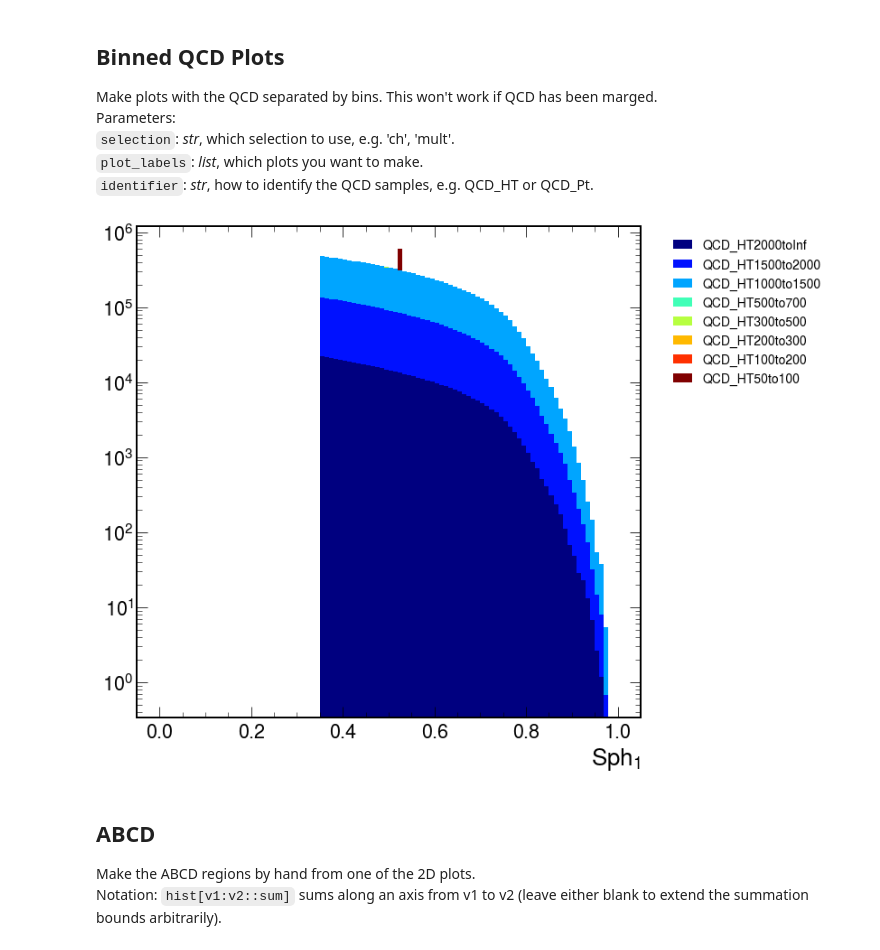
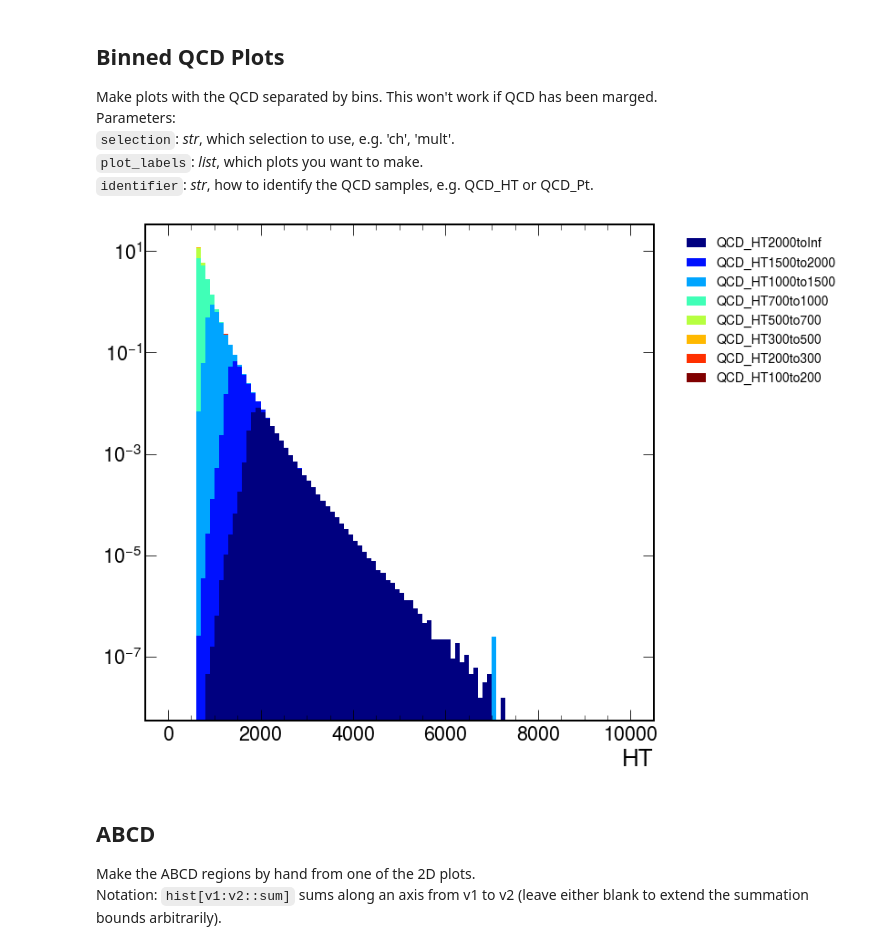
Before and after one commit to SUEPPhysics/SUEPCoffea_dask, a Jupyter notebook: plotting/plot.ipynb, the cells around one changed output. Drawn from its saved outputs; the diff is of its cells as text; code cells hidden in the pictures.

```diff
--- a/plotting/plot.ipynb
+++ b/plotting/plot.ipynb
@@ -214,7 +214,7 @@ Parameters:<br>
 # %%
 selection = 'Cluster'
 plot_labels = ['A_SUEP_nconst']
-density = False
+density = True
 
 for plot_label in plot_labels:
 
@@ -227,7 +227,8 @@ for plot_label in plot_labels:
     if density:
         h1 /= h1.sum().value
         h2 /= h2.sum().value
-        fig, axs, _ = plot_ratio(h1, h2)
+        fig, axs, _ = plot_ratio(h1, h2, label1='QCD - HT Binned', label2='data')
+        axs[0].legend()
     else:
         fig = plt.figure(figsize=(10, 8))
         _ = h1.plot_ratio(h2,
@@ -386,6 +387,10 @@ for plot_label in plot_labels:
 
         print(plot_label, end=", ")
 
+        if plots[sample][plot_label].sum().value == 0:
+                print("Histogram empty for sample", sample, end=", ")
+                continue
+
         # plot everything
         for sample in ['QCD_HT', 'data']:
                       # 'SUEP-m125-generic', 'SUEP-m400-generic', 'SUEP-m750-generic', 'SUEP-m1000-generic']:
@@ -402,7 +425,7 @@ print("All done")
 For each 1D histogram, make a ratio plot between two samples.
 # %%
 plot_labels = list(plots['QCD_HT'].keys())
-density = False
+density = True
 combos = itertools.combinations(['QCD_HT', 'data'], 2)
 
 for l1, l2 in combos:
@@ -416,23 +439,26 @@ for l1, l2 in combos:
     for plot_label in plot_labels:
 
         if '2D' in plot_label: continue
-        if "D_obs" in plot_label: continue
 
         print(plot_label, end=", ")
         h1 = plots[l1][plot_label]
+        h2 = plots[l2][plot_label]
 
-        if h1.sum().value == 0: continue
-        if density: h1 /= h1.sum().value
-        h2 = plots[l2][plot_label]
-        if h2.sum().value == 0: continue
-        if density: h2 /= h2.sum().value
+        if h1.sum().value == 0 or h2.sum().value == 0: continue
 
-        fig = plt.figure(figsize=(10, 8))
-        _ = h1.plot_ratio(h2,
-                         rp_num_label=l1,
-                         rp_denom_label=l2)
-        fig.axes[0].set_yscale("log")
-        fig.axes[1].set_ylim(0.4,1.6)
+        if density:
+            h1 /= h1.sum().value
+            h2 /= h2.sum().value
+            fig, axs, _ = plot_ratio(h1, h2, label1=l1, label2=l2)
+            axs[0].legend()
+        else:
+            fig = plt.figure(figsize=(10, 8))
+            _ = h1.plot_ratio(h2,
+                             rp_num_label=l1,
+                             rp_denom_label=l2)
+            fig.axes[0].set_yscale("log")
+            fig.axes[1].set_ylim(0.4,1.6)
+
         plt.savefig(output_label + outdir + plot_label +file_ext, bbox_inches='tight')
         plt.close()
 
@@ -441,6 +485,8 @@ for l1, l2 in combos:
 # %% [markdown]
 ### All Ratios: Combined Regions
 # %%
+density = True
+
 plot_labels = list(plots['QCD_HT'].keys())
 combos = itertools.combinations(['QCD_HT', 'data'], 2)
 
@@ -465,6 +511,6 @@ for l1, l2 in combos:
 
         x = 'ABCDEFGH'
         y = 'ADGBEHCF'
-        _ = plot_ratio_regions(plots, plot_label, 'QCD_HT', 'data', x)
+        _ = plot_ratio_regions(plots, plot_label, 'QCD_HT', 'data', x, density=density)
         plt.savefig(output_label + outdir + plot_label +file_ext, bbox_inches='tight')
         plt.close()
@@ -476,7 +525,7 @@ Parameters:<br>
 `plot_labels`: _list_, which plots you want to make.<br>
 `identifier`: _str_, how to identify the QCD samples, e.g. QCD_HT or QCD_Pt.
 # %%
-plot_labels = ['SUEP_S1_Cluster']
+plot_labels = ['ht_Cluster']
 identifier = 'QCD_HT'
 
 for plot_label in plot_labels:
@@ -486,34 +535,34 @@ for plot_label in plot_labels:
     for key in plots.keys():
         if identifier == key: continue
         if identifier in key:
             hlist.append(plots[key][plot_label])
             key = key.split('_Tune')[0]
             labels.append(key)
 
     # not sure why, but they NEED to be color coded appropriately
     vals = []
     for key in labels:
         if 'Pt' in identifier: keyslice = key.split(identifier+"_")[1]
         if 'HT' in identifier: keyslice = key.split(identifier)[1]
         if len(keyslice) == 0: continue
         keyslice = keyslice.split("to")[0]
         val = int(keyslice)
         vals.append(val)
     hlist_sorted, labels_sorted = [], []
     for arg in np.argsort(vals)[::-1]:
         hlist_sorted.append(hlist[arg])
         labels_sorted.append(labels[arg])
 
     cmap = plt.cm.jet(np.linspace(0, 1, len(labels_sorted)))
 
     hep.histplot(hlist_sorted, yerr=True, stack=True, histtype ='fill',
                  label=labels_sorted, color=cmap)
 
 plt.legend(fontsize=14, framealpha=1, facecolor='white', shadow=True, bbox_to_anchor=(1.04,1), loc="upper left")
 plt.yscale("log")
 plt.savefig(output_label + plot_label + file_ext, bbox_inches='tight')
 # %% [output]
-[figure, old version]
+[figure, new version]
 # %% [markdown]
 ## ABCD
 Make the ABCD regions by hand from one of the 2D plots.<br>
```
Also changed, not shown: parts of 10 cells of this notebook.
